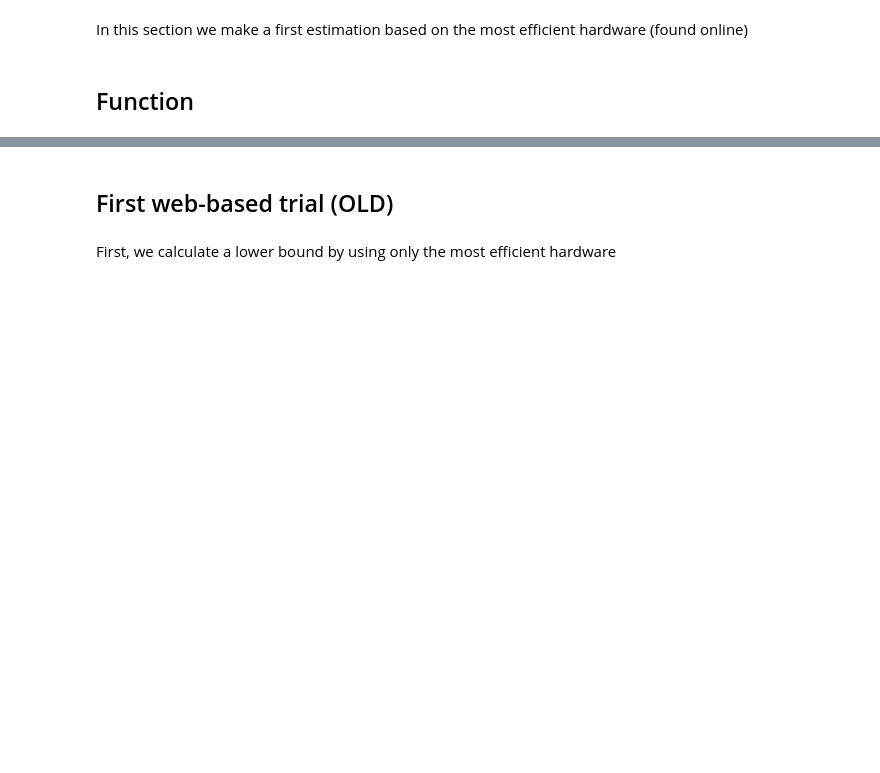
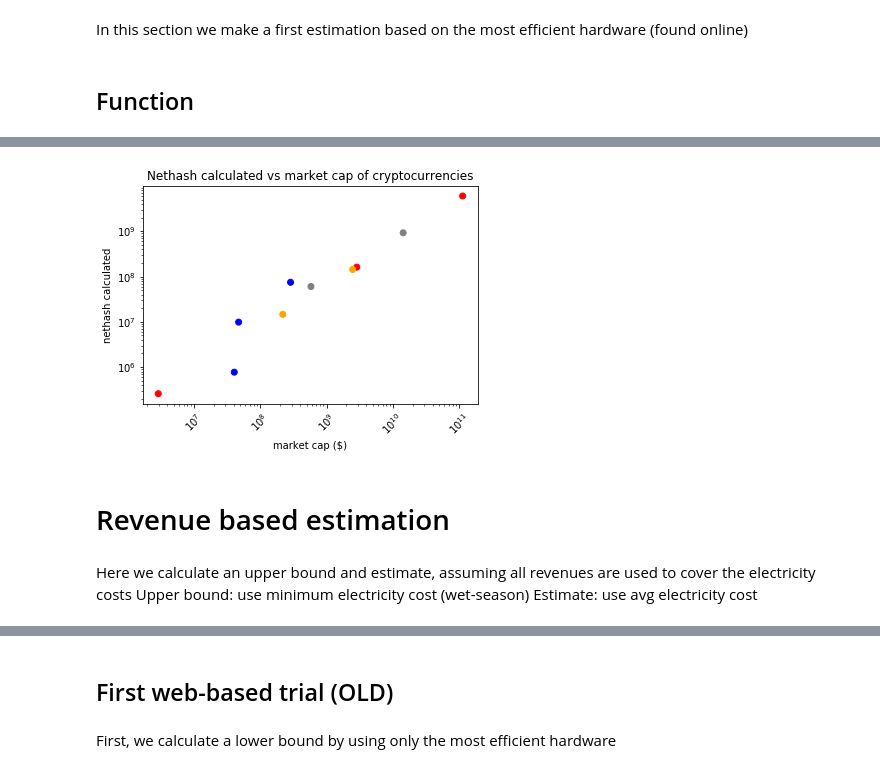
Before and after one commit to Lukasdeloose/sustainable_blockchain, a Jupyter notebook: data_analysis/energy_consumption.ipynb, the cells around one changed output, grey strips where cells are left out. Saved outputs shown, nothing was run; the diff lists cells and outputs as text; code cells hidden in the pictures; blank space fills up the shorter version.

```diff
--- a/data_analysis/energy_consumption.ipynb
+++ b/data_analysis/energy_consumption.ipynb
@@ -140,0 +366,19 @@ def difficulty_factor(coin):
+# %%
+cdict= {'Equihash':'blue', 'Ethash':'grey','Lyra2REv2':'green','RandomX':'black','SHA-256':'red','Scrypt':'orange','X11':'lightgreen','X16Rv2':'purple'}
+cmap = nethash_calc['algorithm'].apply(lambda x: cdict[x])
+plt.scatter(nethash_calc['market_cap'],nethash_calc['estimate'],c=cmap,label=nethash_calc['algorithm'])
+plt.yscale('log')
+plt.ylabel('nethash calculated')
+plt.xscale('log')
+plt.xlabel('market cap ($)')
+plt.xticks(rotation=45)
+plt.title('Nethash calculated vs market cap of cryptocurrencies')
+plt.show()
+# %% [output]
+[figure, added]
+# %% [markdown]
+# Revenue based estimation
+# %% [markdown]
+Here we calculate an upper bound and estimate, assuming all revenues are used to cover the electricity costs
+Upper bound: use minimum electricity cost (wet-season)
+Estimate: use avg electricity cost
```
Also changed, not shown: parts of 132 cells of this notebook, 8 other files.
